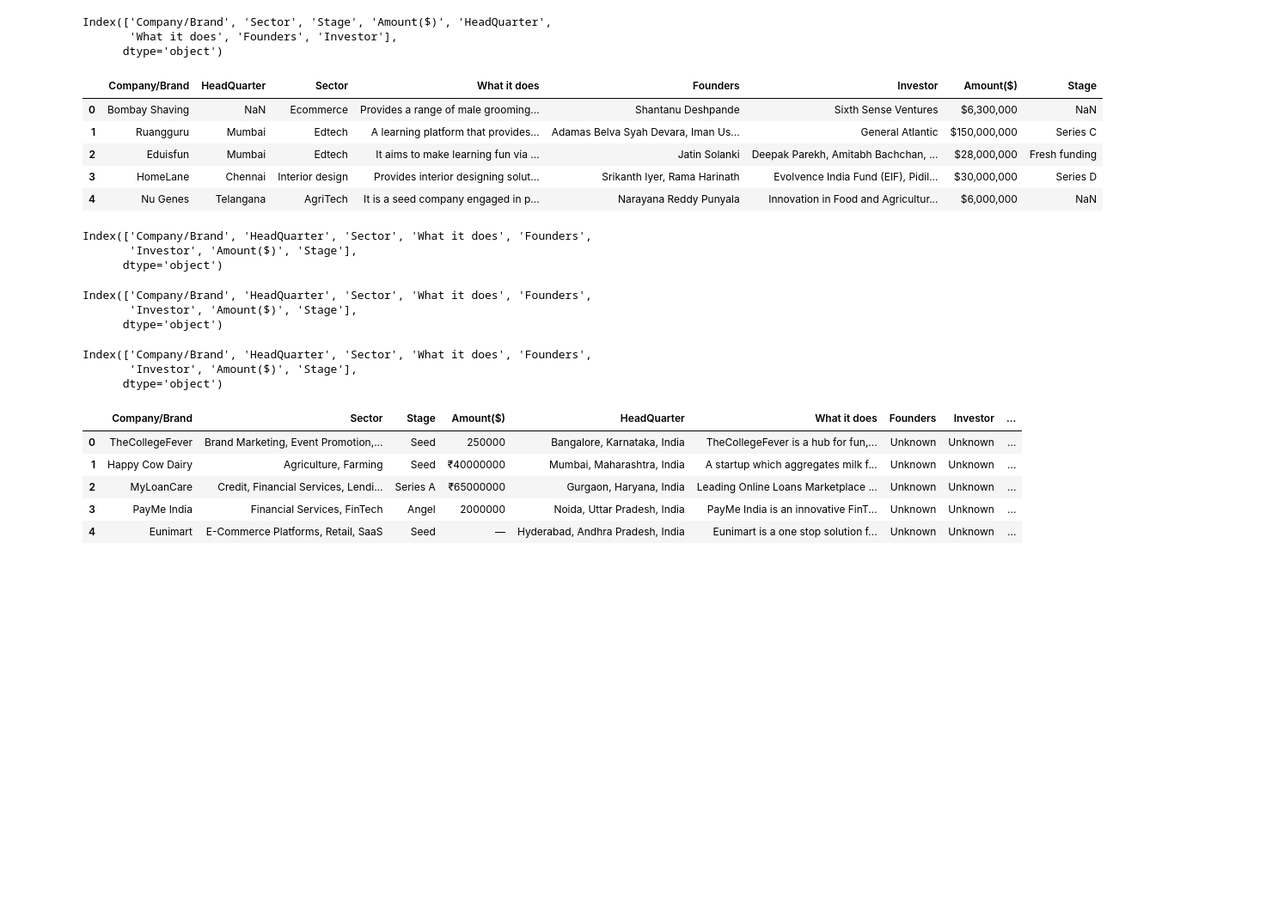
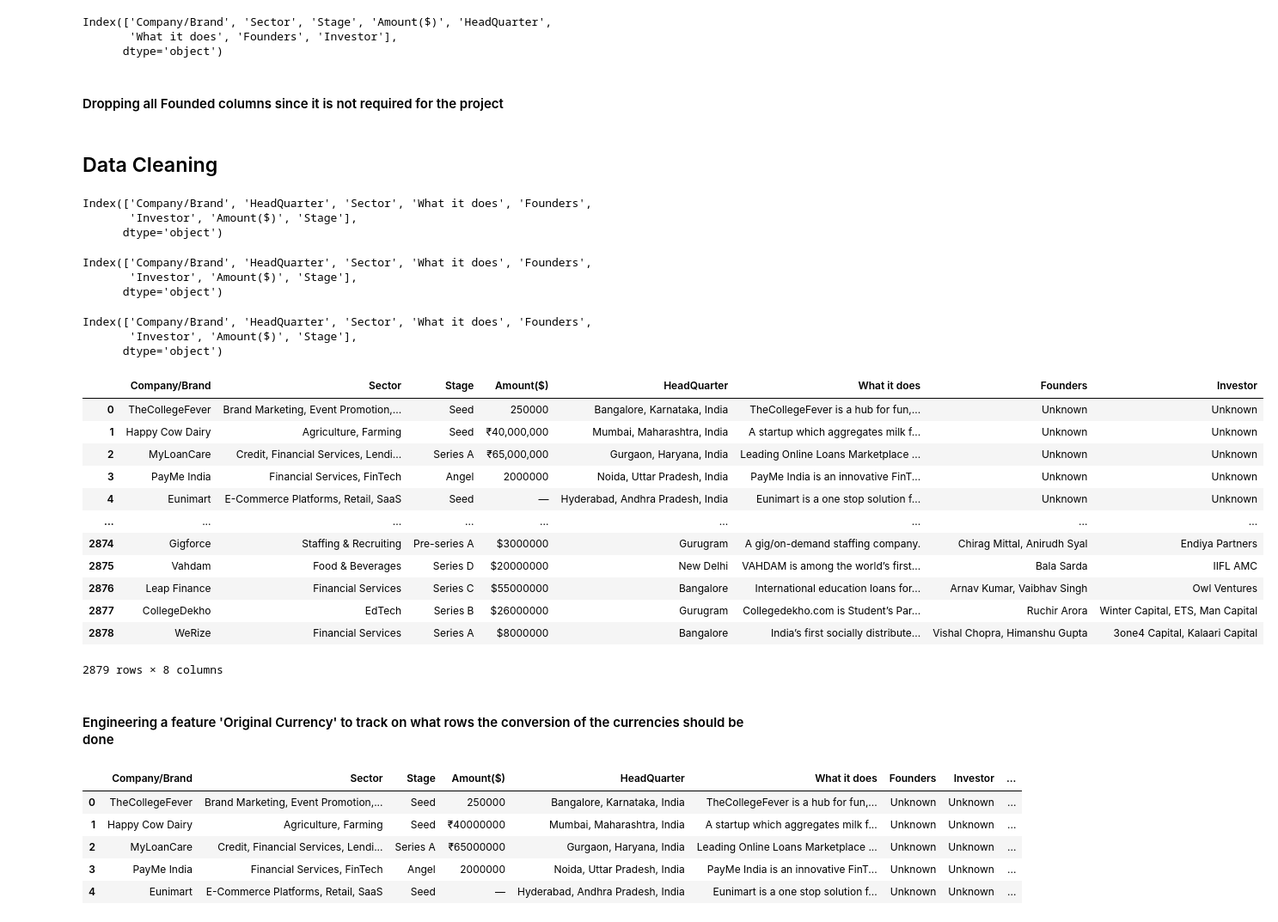
Before and after one commit to coderacheal/Indian-Startup-Ecosystem-Analysis, a Jupyter notebook: indian-startup.ipynb, the cells around one changed output. Shown at 86% size. Saved outputs shown, nothing was run; the diff lists cells and outputs as text; code cells hidden in the pictures; blank space fills up the shorter version.

```diff
--- a/indian-startup.ipynb
+++ b/indian-startup.ipynb
@@ -82,34 +71,52 @@ data_2018.columns
 Index(['Company/Brand', 'Sector', 'Stage', 'Amount($)', 'HeadQuarter',
        'What it does', 'Founders', 'Investor'],
       dtype='object')
-# %%
-data_2019.drop(columns='Founded', inplace=True)
-data_2019.head()
-# %% [output]
-|  | Company/Brand | HeadQuarter | Sector | What it does | Founders | Investor | Amount($) | Stage |
-| 0 | Bombay Shaving | NaN | Ecommerce | Provides a range of male grooming... | Shantanu Deshpande | Sixth Sense Ventures | $6,300,000 | NaN |
-| 1 | Ruangguru | Mumbai | Edtech | A learning platform that provides... | Adamas Belva Syah Devara, Iman Us... | General Atlantic | $150,000,000 | Series C |
-| 2 | Eduisfun | Mumbai | Edtech | It aims to make learning fun via ... | Jatin Solanki | Deepak Parekh, Amitabh Bachchan, ... | $28,000,000 | Fresh funding |
-| 3 | HomeLane | Chennai | Interior design | Provides interior designing solut... | Srikanth Iyer, Rama Harinath | Evolvence India Fund (EIF), Pidil... | $30,000,000 | Series D |
-| 4 | Nu Genes | Telangana | AgriTech | It is a seed company engaged in p... | Narayana Reddy Punyala | Innovation in Food and Agricultur... | $6,000,000 | NaN |
+# %% [markdown]
+#### Dropping all Founded columns since it is not required for the project
+# %%
+data_2019.drop(columns='Founded', inplace=True)
+data_2020.drop(columns='Founded', inplace=True)
+data_2021.drop(columns='Founded', inplace=True)
+data_2020.drop(columns='Unnamed: 9', inplace=True)
+# %% [markdown]
+## Data Cleaning
 # %%
 data_2019.columns
 # %% [output]
 Index(['Company/Brand', 'HeadQuarter', 'Sector', 'What it does', 'Founders',
        'Investor', 'Amount($)', 'Stage'],
       dtype='object')
-# %%
-data_2020.drop(columns=['Founded', 'Unnamed: 9'], inplace=True)
-data_2020.columns
-# %% [output]
-Index(['Company/Brand', 'HeadQuarter', 'Sector', 'What it does', 'Founders',
-       'Investor', 'Amount($)', 'Stage'],
-      dtype='object')
-# %%
-data_2021.drop(columns='Founded', inplace=True)
-data_2021.columns
-# %% [output]
-Index(['Company/Brand', 'HeadQuarter', 'Sector', 'What it does', 'Founders',
-       'Investor', 'Amount($)', 'Stage'],
-      dtype='object')
+# %%
+data_2020.columns
+# %% [output]
+Index(['Company/Brand', 'HeadQuarter', 'Sector', 'What it does', 'Founders',
+       'Investor', 'Amount($)', 'Stage'],
+      dtype='object')
+# %%
+data_2021.columns
+# %% [output]
+Index(['Company/Brand', 'HeadQuarter', 'Sector', 'What it does', 'Founders',
+       'Investor', 'Amount($)', 'Stage'],
+      dtype='object')
+# %%
+dataframes = [data_2018, data_2019, data_2020, data_2021]
+
+data = pd.concat(dataframes, ignore_index=True)
+data
+# %% [output]
+|  | Company/Brand | Sector | Stage | Amount($) | HeadQuarter | What it does | Founders | Investor |
+| 0 | TheCollegeFever | Brand Marketing, Event Promotion,... | Seed | 250000 | Bangalore, Karnataka, India | TheCollegeFever is a hub for fun,... | Unknown | Unknown |
+| 1 | Happy Cow Dairy | Agriculture, Farming | Seed | ₹40,000,000 | Mumbai, Maharashtra, India | A startup which aggregates milk f... | Unknown | Unknown |
+| 2 | MyLoanCare | Credit, Financial Services, Lendi... | Series A | ₹65,000,000 | Gurgaon, Haryana, India | Leading Online Loans Marketplace ... | Unknown | Unknown |
+| 3 | PayMe India | Financial Services, FinTech | Angel | 2000000 | Noida, Uttar Pradesh, India | PayMe India is an innovative FinT... | Unknown | Unknown |
+| 4 | Eunimart | E-Commerce Platforms, Retail, SaaS | Seed | — | Hyderabad, Andhra Pradesh, India | Eunimart is a one stop solution f... | Unknown | Unknown |
+| ... | ... | ... | ... | ... | ... | ... | ... | ... |
+| 2874 | Gigforce | Staffing & Recruiting | Pre-series A | $3000000 | Gurugram | A gig/on-demand staffing company. | Chirag Mittal, Anirudh Syal | Endiya Partners |
+| 2875 | Vahdam | Food & Beverages | Series D | $20000000 | New Delhi | VAHDAM is among the world’s first... | Bala Sarda | IIFL AMC |
+| 2876 | Leap Finance | Financial Services | Series C | $55000000 | Bangalore | International education loans for... | Arnav Kumar, Vaibhav Singh | Owl Ventures |
+| 2877 | CollegeDekho | EdTech | Series B | $26000000 | Gurugram | Collegedekho.com is Student’s Par... | Ruchir Arora | Winter Capital, ETS, Man Capital |
+| 2878 | WeRize | Financial Services | Series A | $8000000 | Bangalore | India’s first socially distribute... | Vishal Chopra, Himanshu Gupta | 3one4 Capital, Kalaari Capital |
+2879 rows × 8 columns
+# %% [markdown]
+#### Engineering a feature 'Original Currency' to track on what rows the conversion of the currencies should be done
 # %%
```
Also changed, not shown: parts of 44 cells of this notebook.
